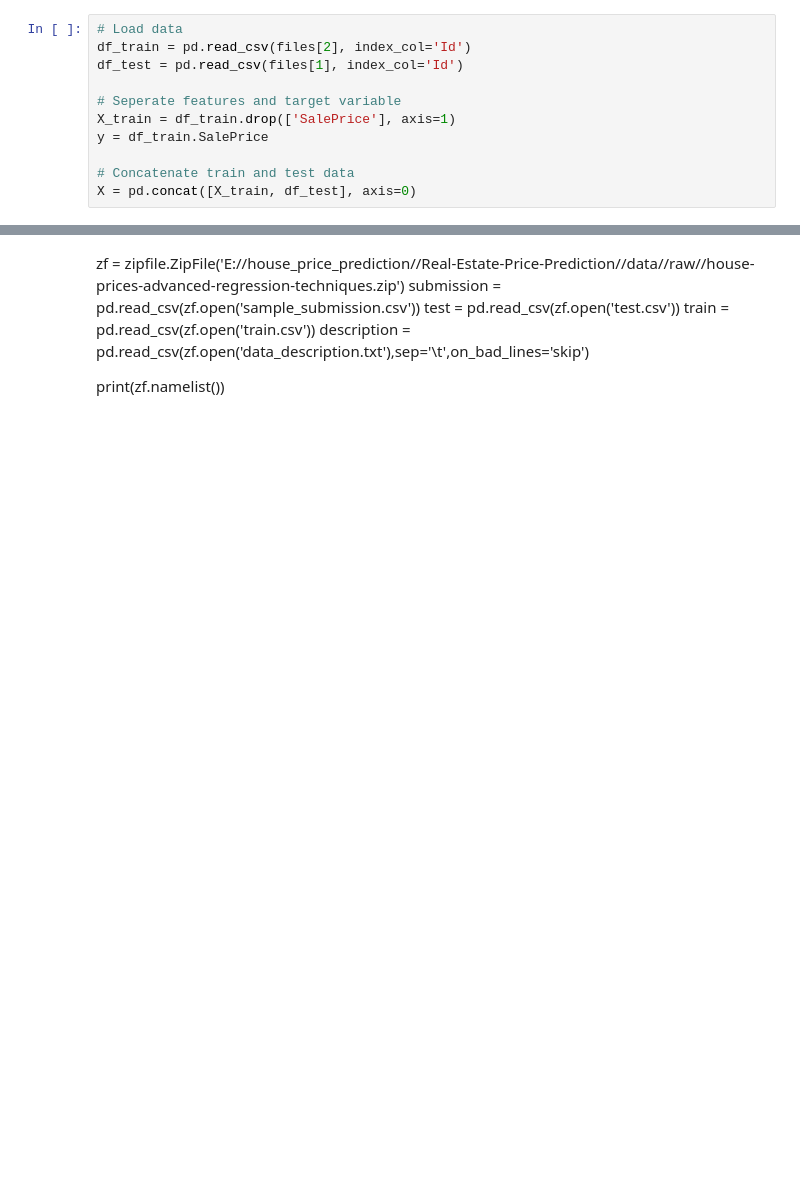
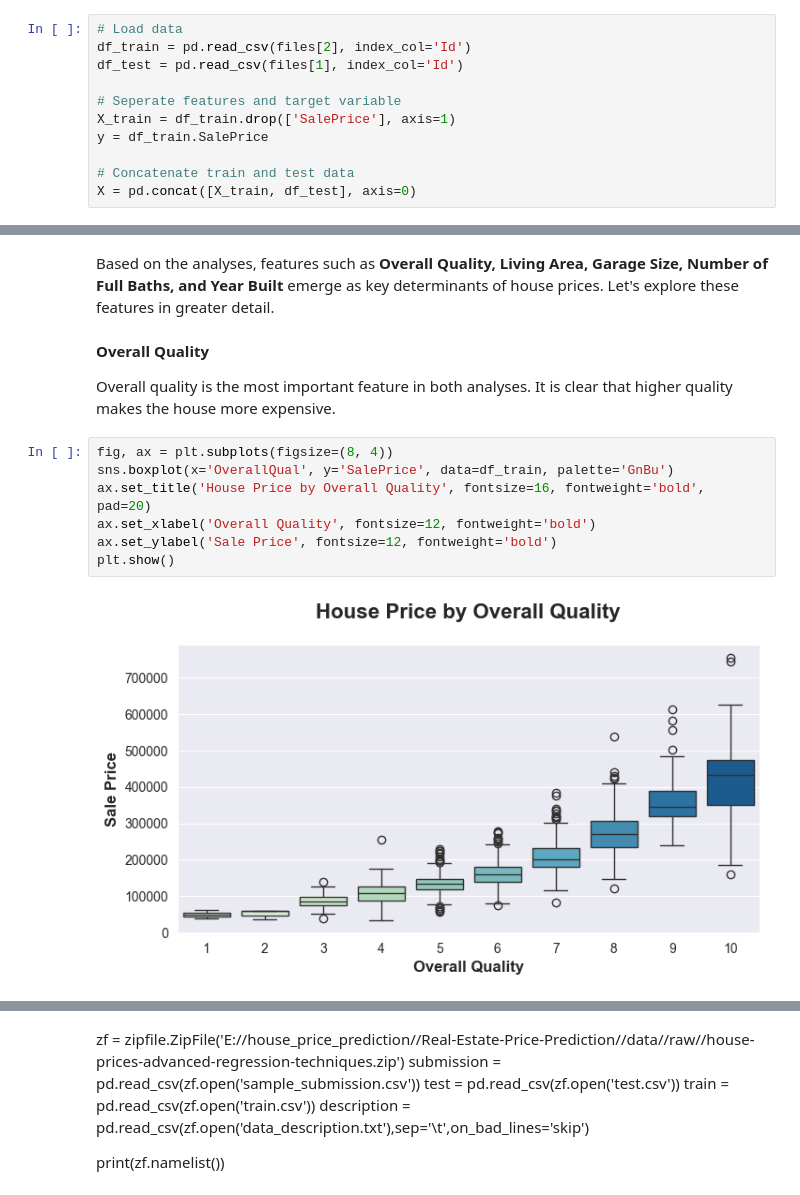
Before and after one commit to annugit1655/Real-Estate-Price-Prediction, a Jupyter notebook: Real-Estate-Price-Prediction/notebooks/house-price.ipynb, the cells around one changed output, grey strips where cells are left out. Cells and saved outputs as stored; diff of their text form; blank space fills up the shorter version.

Commit message:
data_wrangling

```diff
--- a/Real-Estate-Price-Prediction/notebooks/house-price.ipynb
+++ b/Real-Estate-Price-Prediction/notebooks/house-price.ipynb
@@ -79,0 +187,15 @@ X = pd.concat([X_train, df_test], axis=0)
+# %% [markdown]
+Based on the analyses, features such as __Overall Quality, Living Area, Garage Size, Number of Full Baths, and Year Built__ emerge as key determinants of house prices. Let's explore these features in greater detail.
+# %% [markdown]
+**Overall Quality**
+
+Overall quality is the most important feature in both analyses. It is clear that higher quality makes the house more expensive.
+# %%
+fig, ax = plt.subplots(figsize=(8, 4))
+sns.boxplot(x='OverallQual', y='SalePrice', data=df_train, palette='GnBu')
+ax.set_title('House Price by Overall Quality', fontsize=16, fontweight='bold', pad=20)
+ax.set_xlabel('Overall Quality', fontsize=12, fontweight='bold')
+ax.set_ylabel('Sale Price', fontsize=12, fontweight='bold')
+plt.show()
+# %% [output]
+[figure, added]
```
Also changed, not shown: parts of 32 cells of this notebook.
